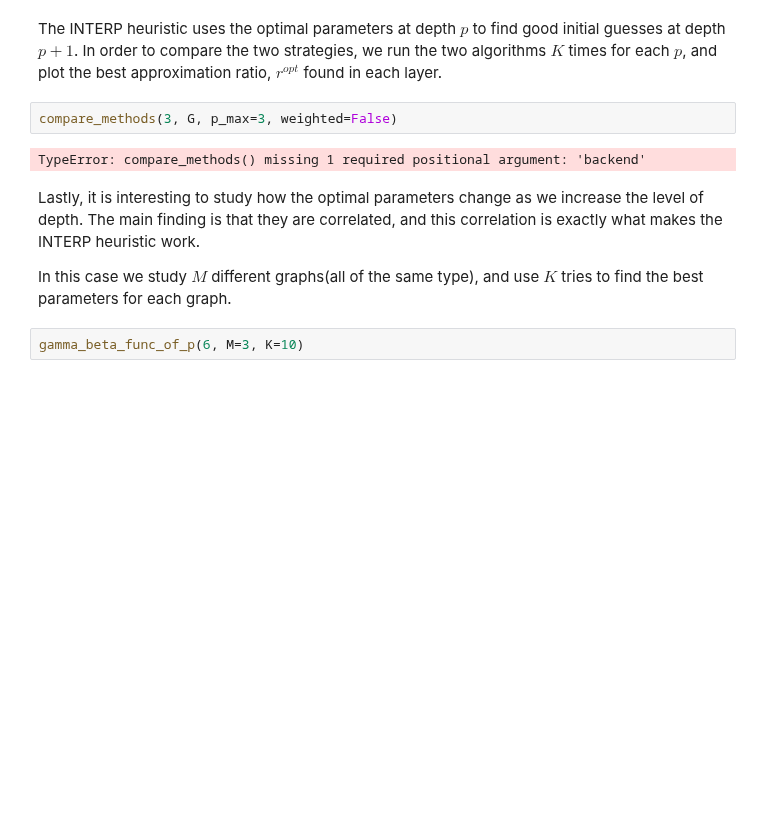
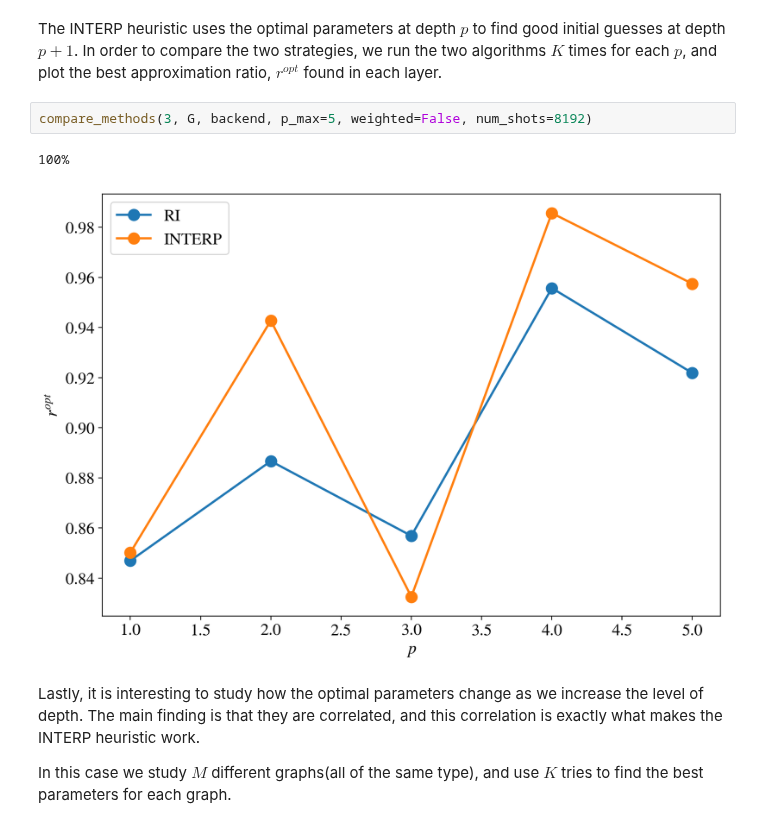
Before and after one commit to OpenQuantumComputing/optimization, a Jupyter notebook: Depth scaling and heuristics.ipynb, the cells around one changed output. Saved outputs shown, nothing was run; the diff lists cells and outputs as text; blank space fills up the shorter version.

```diff
--- a/Depth scaling and heuristics.ipynb
+++ b/Depth scaling and heuristics.ipynb
@@ -68,12 +72,11 @@ The optimal cut is equal to:  7.0
 # %% [markdown]
 The INTERP heuristic uses the optimal parameters at depth $p$ to find good initial guesses at depth $p + 1$. In order to compare the two strategies, we run the two algorithms $K$ times for each $p$, and plot the best approximation ratio, $r^{opt}$ found in each layer.
 # %%
-compare_methods(3, G, p_max=3, weighted=False)
+compare_methods(3, G, backend, p_max=5, weighted=False, num_shots=8192)
 # %% [output]
-TypeError: compare_methods() missing 1 required positional argument: 'backend'
+100%
+[figure, added]
 # %% [markdown]
 Lastly, it is interesting to study how the optimal parameters change as we increase the level of depth. The main finding is that they are correlated, and this correlation is exactly what makes the INTERP heuristic work.
 
 In this case we study $M$ different graphs(all of the same type), and use $K$ tries to find the best parameters for each graph.
-# %%
-gamma_beta_func_of_p(6, M=3, K=10)
```
Also changed, not shown: parts of 4 cells of this notebook, 1 other file.
